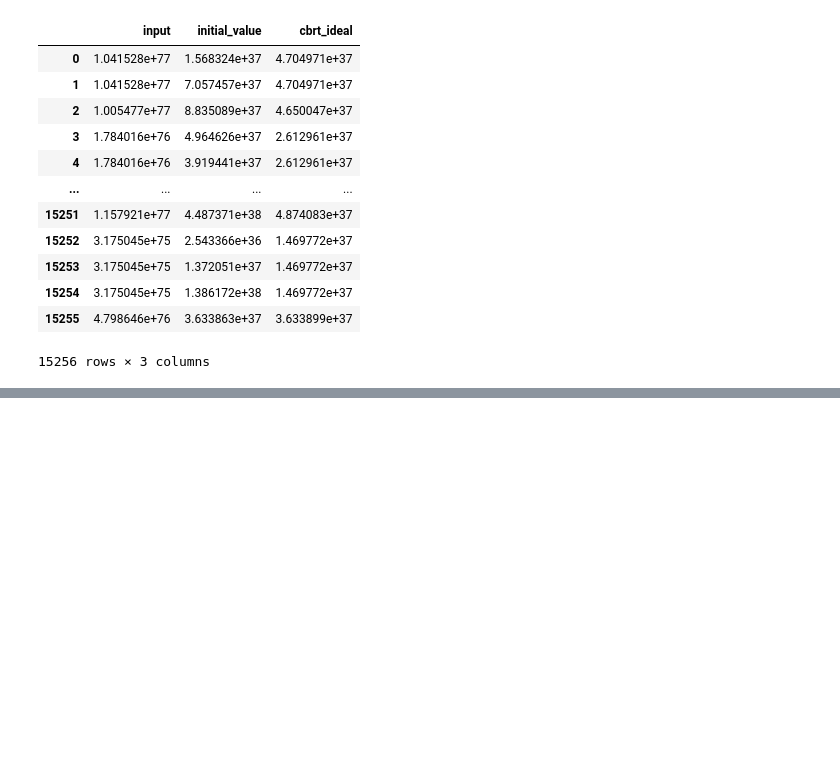
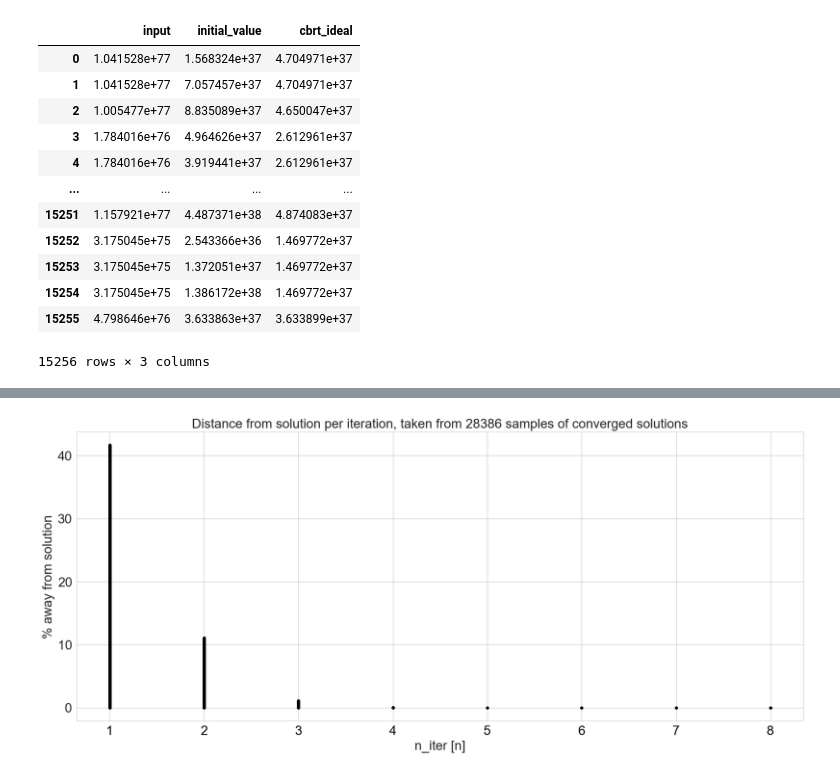
Before and after one commit to curvefi/tricrypto-ng, a Jupyter notebook: analysis/cbrt/report_cbrt.ipynb, the cells around one changed output, grey strips where cells are left out. Saved outputs shown, nothing was run; the diff lists cells and outputs as text; code cells hidden in the pictures; blank space fills up the shorter version.

Commit message:
analysis: cbrt iterations with k*log2(n) as init guess

```diff
--- a/analysis/cbrt/report_cbrt.ipynb
+++ b/analysis/cbrt/report_cbrt.ipynb
@@ -349,0 +389,9 @@ input_above_maxuint256_by_10e36
+# %%
+iter_data_convergences_educated_guess = dd.from_pandas(
+    data_educated_guess.drop(
+        columns=[i for i in data_educated_guess.columns if not i.startswith("cbrt_iter_")]
+        ),
+    npartitions=4
+)
+converged_soln_educated_guess = dd.from_pandas(data_educated_guess.cbrt_implementation, npartitions=1)
+iter_data_convergences_educated_guess
@@ -349,0 +408,12 @@ input_above_maxuint256_by_10e36
+# %%
+diff_per_iteration_educated_guess = (
+    (
+        100 * abs(
+            iter_data_convergences_educated_guess.sub(
+                data_educated_guess.cbrt_ideal, axis=0
+                )
+            ).div(data_educated_guess.cbrt_ideal, axis=0)
+    ).compute()
+)
+diff_per_iteration_educated_guess[(abs(diff_per_iteration_educated_guess) == 100)] = -1
+diff_per_iteration_educated_guess
@@ -349,0 +434,26 @@ input_above_maxuint256_by_10e36
+# %%
+to_plot = diff_per_iteration_educated_guess
+iterations = list(range(1, 101))
+
+fig, ax = plt.subplots(1,1, figsize=(20, 8))
+
+for i in range(to_plot.shape[0]):
+
+    iter_data = to_plot.loc[i].to_list()
+    iter_data = iter_data[:iter_data.index(-1)]
+
+    ax.plot(
+        list(range(1, len(iter_data)+1)),
+        iter_data,
+        '.',
+        color="black",
+    )
+
+
+ax.set_xlabel("n_iter [n]", fontsize=20)
+ax.set_ylabel("% away from solution", fontsize=20)
+ax.tick_params(axis='both', which='major', labelsize=20)
+ax.tick_params(axis='x', which='major', colors='black')
+ax.set_title(f"Distance from solution per iteration, taken from {to_plot.shape[0]} samples of converged solutions", fontsize=20);
+# %% [output]
+[figure, added]
```
Also changed, not shown: parts of 7 cells of this notebook, 6 other files.
